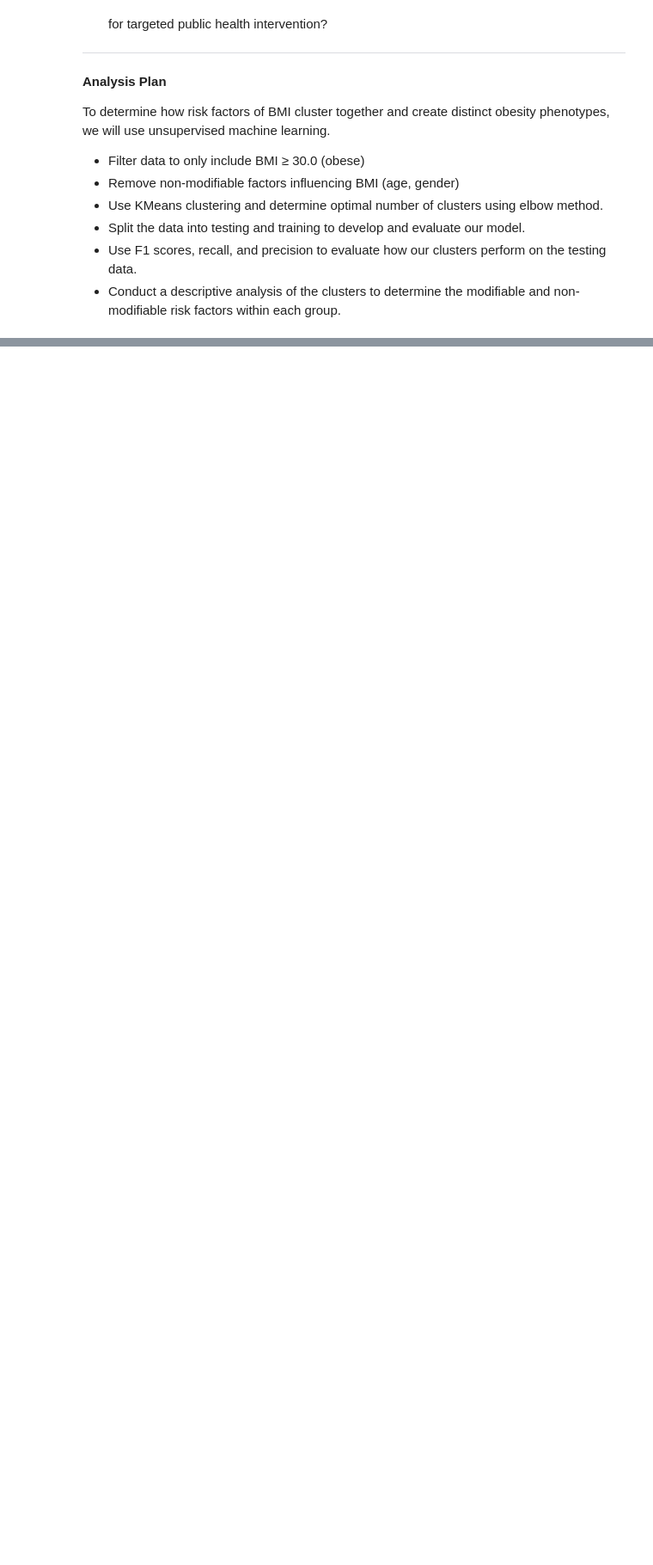
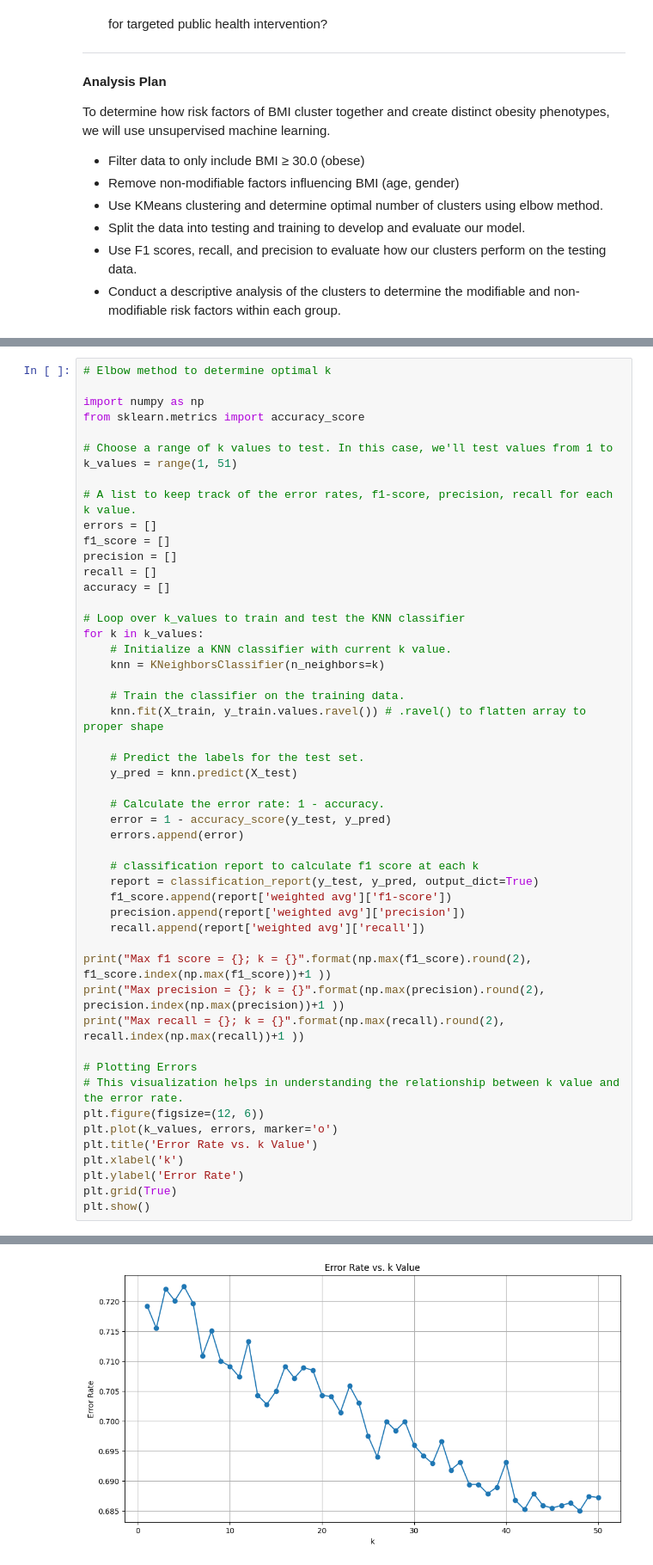
Before and after one commit to jacks-li/T13-CHL5230-F23-DT1, a Jupyter notebook: Datathon_1.ipynb, the cells around one changed output, grey strips where cells are left out. Shown at 86% size. Saved outputs shown, nothing was run; the diff lists cells and outputs as text; blank space fills up the shorter version.

```diff
--- a/Datathon_1.ipynb
+++ b/Datathon_1.ipynb
@@ -144,0 +157,51 @@ weighted avg       0.27      0.28      0.26      4559
+# %%
+# Elbow method to determine optimal k
+
+import numpy as np
+from sklearn.metrics import accuracy_score
+
+# Choose a range of k values to test. In this case, we'll test values from 1 to
+k_values = range(1, 51)
+
+# A list to keep track of the error rates, f1-score, precision, recall for each k value.
+errors = []
+f1_score = []
+precision = []
+recall = []
+accuracy = []
+
+# Loop over k_values to train and test the KNN classifier
+for k in k_values:
+    # Initialize a KNN classifier with current k value.
+    knn = KNeighborsClassifier(n_neighbors=k)
+
+    # Train the classifier on the training data.
+    knn.fit(X_train, y_train.values.ravel()) # .ravel() to flatten array to proper shape
+
+    # Predict the labels for the test set.
+    y_pred = knn.predict(X_test)
+
+    # Calculate the error rate: 1 - accuracy.
+    error = 1 - accuracy_score(y_test, y_pred)
+    errors.append(error)
+
+    # classification report to calculate f1 score at each k
+    report = classification_report(y_test, y_pred, output_dict=True)
+    f1_score.append(report['weighted avg']['f1-score'])
+    precision.append(report['weighted avg']['precision'])
+    recall.append(report['weighted avg']['recall'])
+
+print("Max f1 score = {}; k = {}".format(np.max(f1_score).round(2), f1_score.index(np.max(f1_score))+1 ))
+print("Max precision = {}; k = {}".format(np.max(precision).round(2), precision.index(np.max(precision))+1 ))
+print("Max recall = {}; k = {}".format(np.max(recall).round(2), recall.index(np.max(recall))+1 ))
+
+# Plotting Errors
+# This visualization helps in understanding the relationship between k value and the error rate.
+plt.figure(figsize=(12, 6))
+plt.plot(k_values, errors, marker='o')
+plt.title('Error Rate vs. k Value')
+plt.xlabel('k')
+plt.ylabel('Error Rate')
+plt.grid(True)
+plt.show()
+# %% [output]
@@ -144,0 +211 @@ weighted avg       0.27      0.28      0.26      4559
+[figure, added]
```
Also changed, not shown: parts of 10 cells of this notebook.
